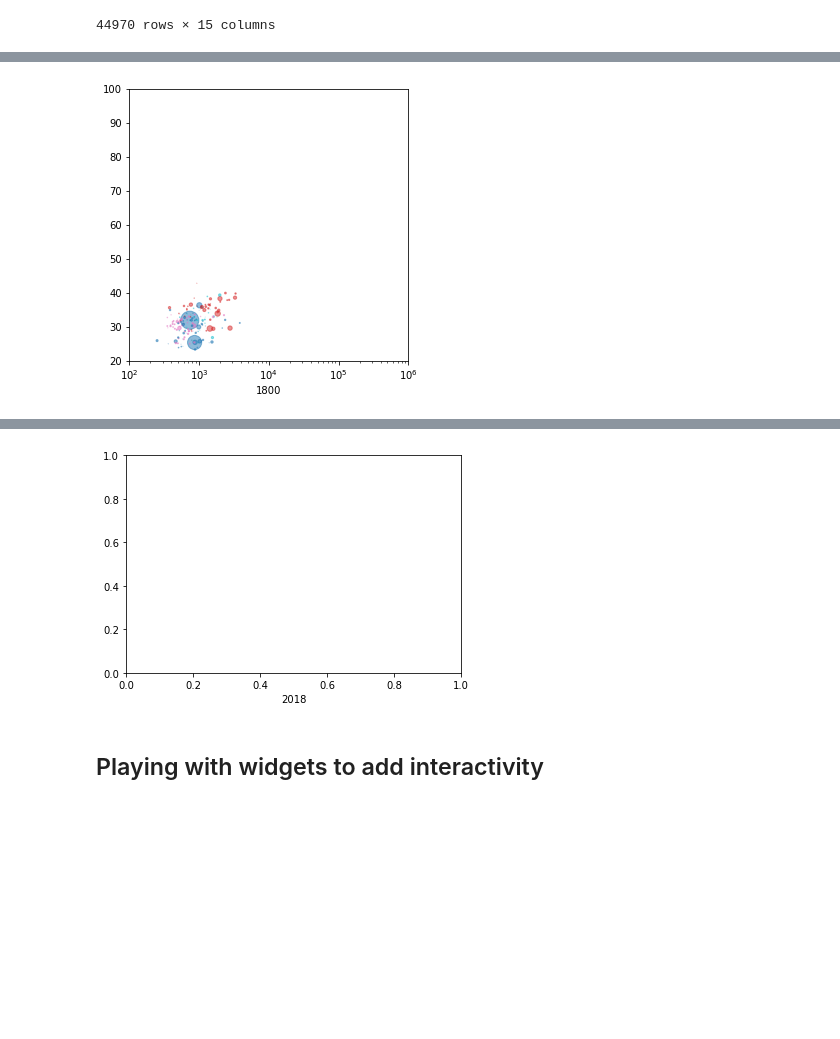
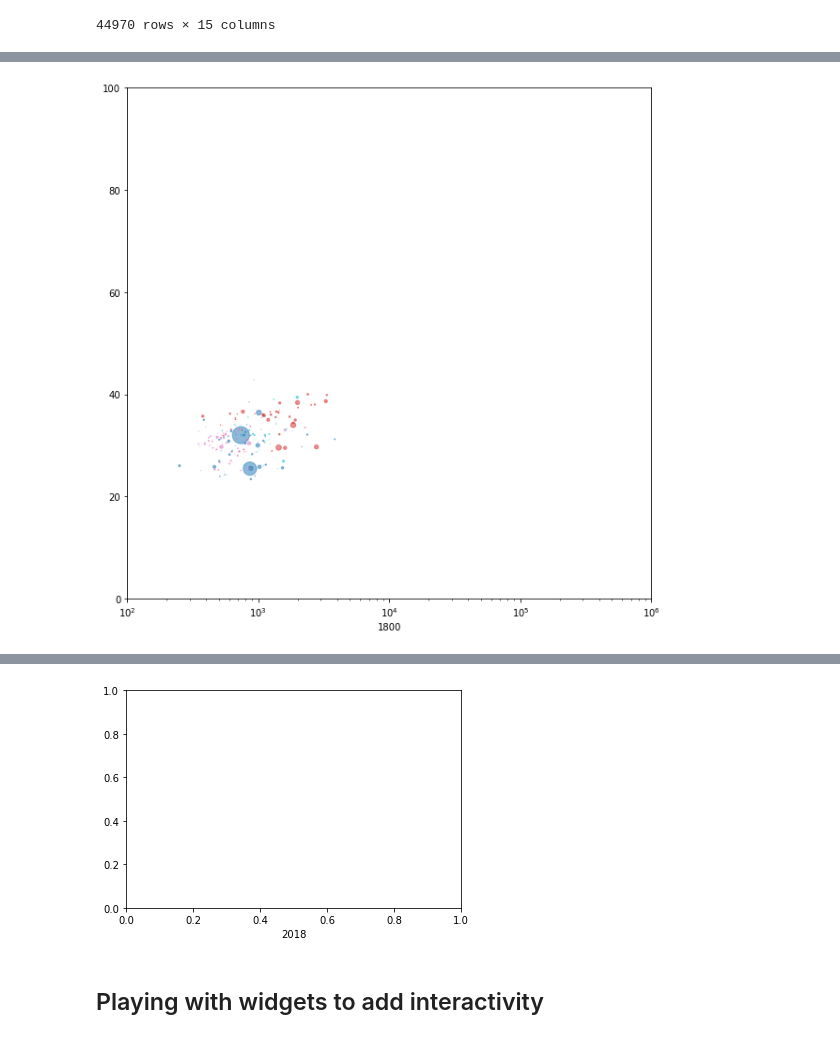
Before and after one commit to zeusgedofdata/Data_Visualization, a Jupyter notebook: GapMinder_Replica.ipynb, the cells around one changed output, grey strips where cells are left out. Cells and saved outputs as stored; diff of their text form; code cells hidden in the pictures; blank space fills up the shorter version.

```diff
--- a/GapMinder_Replica.ipynb
+++ b/GapMinder_Replica.ipynb
@@ -150,7 +150,7 @@ life_exp_vs_income_pp
 44970 rows × 15 columns
 # %%
 time_index = 2019
-fig, ax = plt.subplots(figsize=(5, 5))
+fig, ax = plt.subplots(figsize=(10, 10))
 scat = ax.scatter('Income per person', 'Life expectancy', s="country_size", c='region_color', alpha = 0.5, data = life_exp_vs_income_pp[life_exp_vs_income_pp["time"] == time_index])
 plt.xscale("log")
 # %% [output]
@@ -160,24 +160,26 @@ def animate(i):
     i=i+1800
     next_vals = life_exp_vs_income_pp[life_exp_vs_income_pp["time"] == i]
     scat.set_offsets(np.c_[next_vals['Income per person'], next_vals['Life expectancy']])
+    scat.set_sizes(next_vals['country_size'])
+   # scat.set_array(next_vals['region_color'])
     plt.xlabel(i)
     return (scat,)
 # %%
 time_index = 1800
-fig, ax = plt.subplots(figsize=(5, 5))
-ax.set(xlim=(10**2,10**6), ylim=(20,100))
+fig, ax = plt.subplots(figsize=(10, 10))
+ax.set(xlim=(10**2,10**6), ylim=(0,100))
 scat = ax.scatter('Income per person', 'Life expectancy', s="country_size", c='region_color', alpha = 0.5, data = life_exp_vs_income_pp[life_exp_vs_income_pp["time"] == time_index])
 plt.xscale("log")
 
 anim = FuncAnimation(fig, animate, interval=150,
                      frames=219,  blit=True)
 
 plt.draw()
 plt.show()
 HTML(anim.to_html5_video())
 #anim.save('filename.mp4')
 # %% [output]
-[figure, old version]
+[figure, new version]
 [interactive output not drawn]
 [figure]
 # %% [markdown]
```
Also changed, not shown: parts of 1 cell of this notebook, 5 other files.
